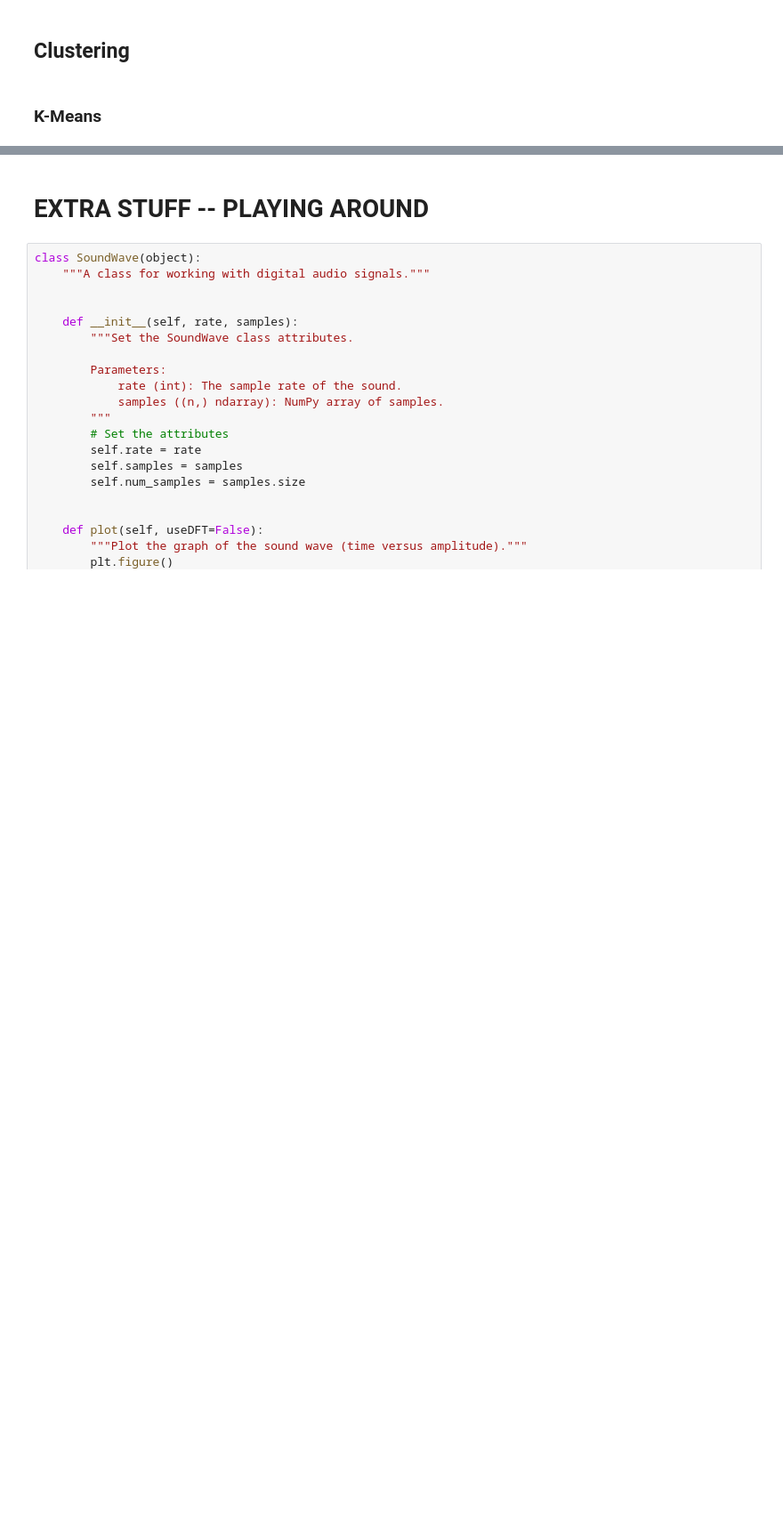
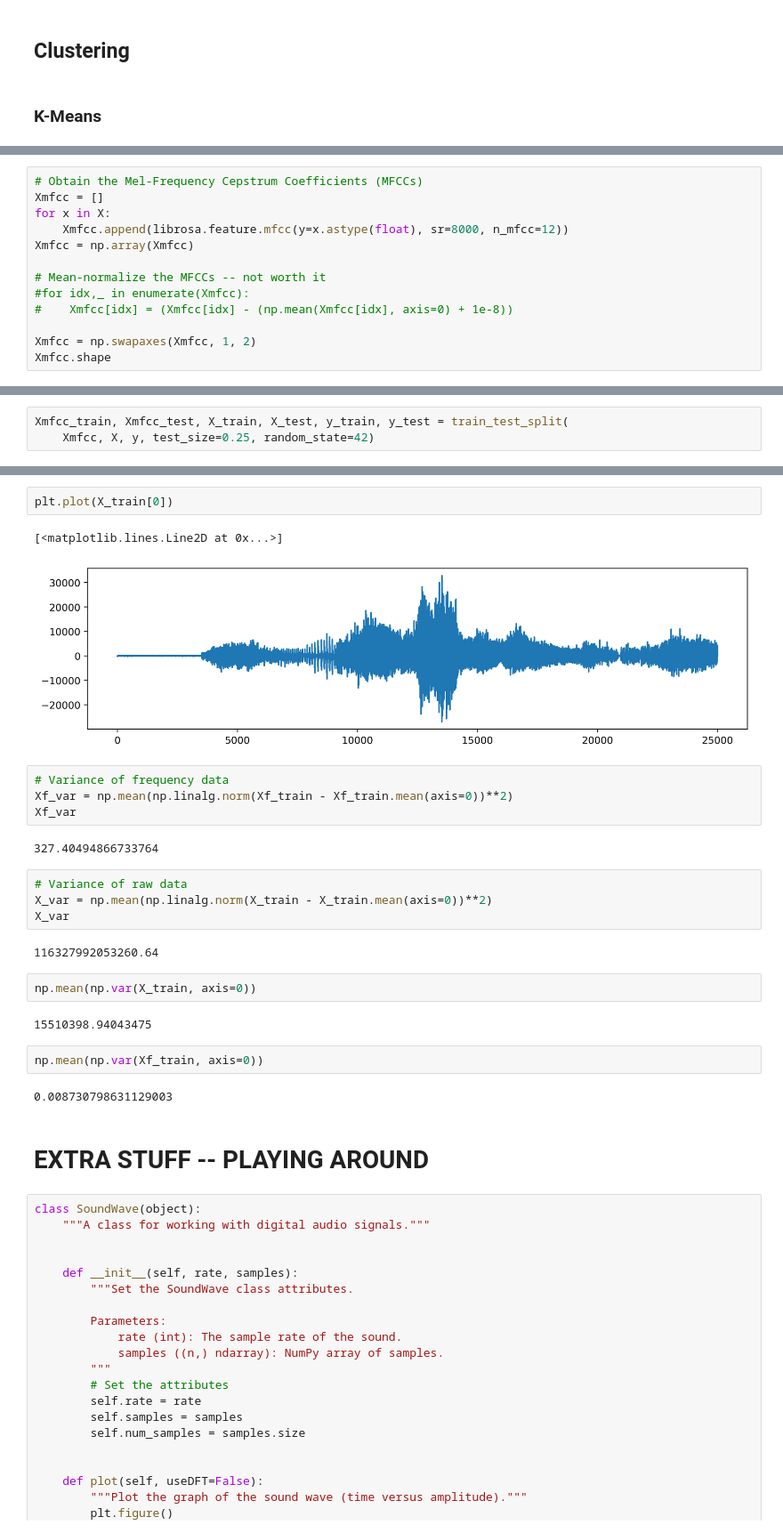
Before and after one commit to paskett/baby-cry-prediction, a Jupyter notebook: Taylor_Working_NB.ipynb, the cells around one changed output, grey strips where cells are left out. Shown at 89% size. Drawn from its saved outputs; the diff is of its cells as text; blank space fills up the shorter version.

```diff
--- a/Taylor_Working_NB.ipynb
+++ b/Taylor_Working_NB.ipynb
@@ -360,0 +214,13 @@ array([2, 4, 3, 4, 3, 3, 2, 3, 3, 4, 0, 3, 3, 2, 3, 2, 3, 4, 3, 3, 1, 4,
+# %%
+# Obtain the Mel-Frequency Cepstrum Coefficients (MFCCs)
+Xmfcc = []
+for x in X:
+    Xmfcc.append(librosa.feature.mfcc(y=x.astype(float), sr=8000, n_mfcc=12))
+Xmfcc = np.array(Xmfcc)
+
+# Mean-normalize the MFCCs -- not worth it
+#for idx,_ in enumerate(Xmfcc):
+#    Xmfcc[idx] = (Xmfcc[idx] - (np.mean(Xmfcc[idx], axis=0) + 1e-8))
+
+Xmfcc = np.swapaxes(Xmfcc, 1, 2)
+Xmfcc.shape
@@ -360,0 +229,3 @@ array([2, 4, 3, 4, 3, 3, 2, 3, 3, 4, 0, 3, 3, 2, 3, 2, 3, 4, 3, 3, 1, 4,
+# %%
+Xmfcc_train, Xmfcc_test, X_train, X_test, y_train, y_test = train_test_split(
+    Xmfcc, X, y, test_size=0.25, random_state=42)
@@ -361,3 +262,28 @@ array([2, 4, 3, 4, 3, 3, 2, 3, 3, 4, 0, 3, 3, 2, 3, 2, 3, 4, 3, 3, 1, 4,
+# %%
+plt.plot(X_train[0])
+# %% [output]
+[<matplotlib.lines.Line2D at 0x...>]
+[figure, added]
+# %%
+# Variance of frequency data
+Xf_var = np.mean(np.linalg.norm(Xf_train - Xf_train.mean(axis=0))**2)
+Xf_var
+# %% [output]
+327.40494866733764
+# %%
+# Variance of raw data
+X_var = np.mean(np.linalg.norm(X_train - X_train.mean(axis=0))**2)
+X_var
+# %% [output]
+116327992053260.64
+# %%
+np.mean(np.var(X_train, axis=0))
+# %% [output]
+15510398.94043475
+# %%
+np.mean(np.var(Xf_train, axis=0))
+# %% [output]
+0.008730798631129003
 # %% [markdown]
 # EXTRA STUFF -- PLAYING AROUND
 # %%
```
Also changed, not shown: parts of 43 cells of this notebook, 1 other file.
